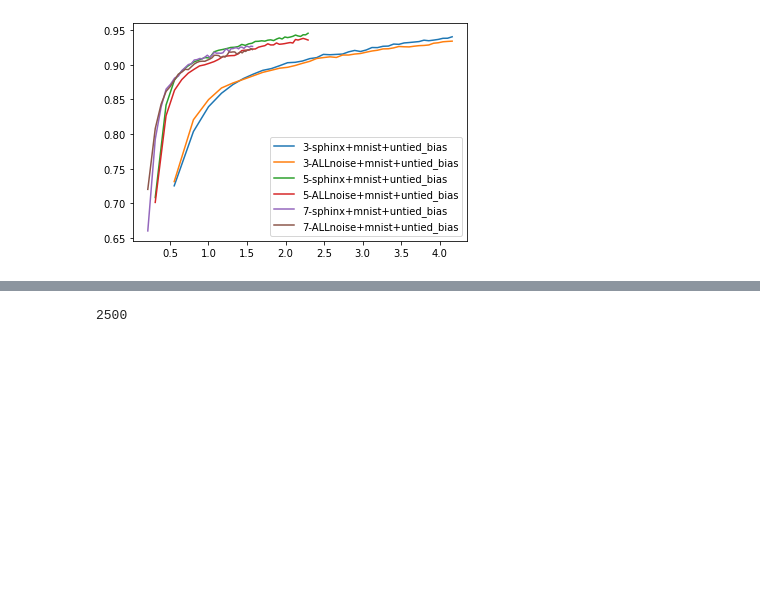
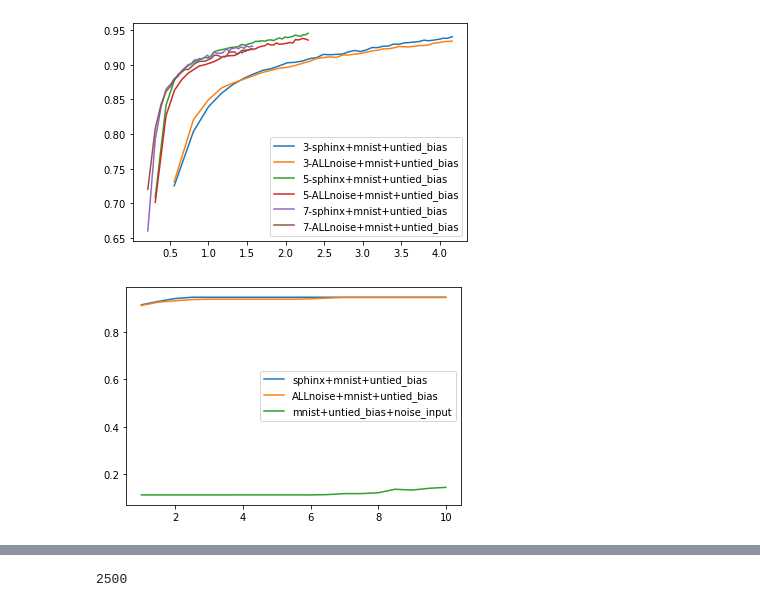
Before and after one commit to tianhan4/dpsgd, a Jupyter notebook: DrawPrivacyPlot.ipynb, the cells around one changed output, grey strips where cells are left out. Saved outputs shown, nothing was run; the diff lists cells and outputs as text; code cells hidden in the pictures; blank space fills up the shorter version.

```diff
--- a/DrawPrivacyPlot.ipynb
+++ b/DrawPrivacyPlot.ipynb
@@ -147,0 +144,34 @@ plt.show()
+# %%
+# get the maximum noise_multiplier for each x
+# 做法：对于每一种model，首先给定privacy budget, 对于不同的noise_multiplier, 计算在该privacy budget下容许的步骤，
+# 然后展示在容许步骤之内最大的accuracy，最后计算最大的该accuracy across different noise multiplier.
+noise_chosen = []
+best_accuracies = []
+for model_type in ['sphinx+mnist+untied_bias', 'ALLnoise+mnist+untied_bias',
+                   "mnist+untied_bias+noise_input"]:
+    one_noise_chosen = np.zeros(19)
+    one_best_accuracies = np.zeros(19)
+    for j, privacy_budget in enumerate(np.linspace(1,10,19)):
+        #print("privacy_budget:", privacy_budget)
+        for noise in accuracies.keys():
+            for i in range(len(epsilons[noise])):
+                if privacy_budget < epsilons[noise][i]:
+                    break
+            step_spent = i
+            epoch_spent = (i // (steps_in_one_epoch))
+            if epoch_spent <=0:
+                continue
+            if epoch_spent > epoches:
+                epoch_spent = epoches
+            #print("step_spent", step_spent)
+            #print("epoch_spent:", epoch_spent)
+            if one_best_accuracies[j] < accuracies[noise][model_type]['val_accuracy'][epoch_spent - 1]:
+                one_best_accuracies[j] = accuracies[noise][model_type]['val_accuracy'][epoch_spent - 1]
+                one_noise_chosen[j] = noise
+    noise_chosen.append(one_noise_chosen)
+    best_accuracies.append(one_best_accuracies)
+    plt.plot(np.linspace(1,10,19), one_best_accuracies, label="%s"%(model_type))
+plt.legend()
+plt.show()
+# %% [output]
+[figure, added]
```
Also changed, not shown: parts of 7 cells of this notebook, 2 other files.
